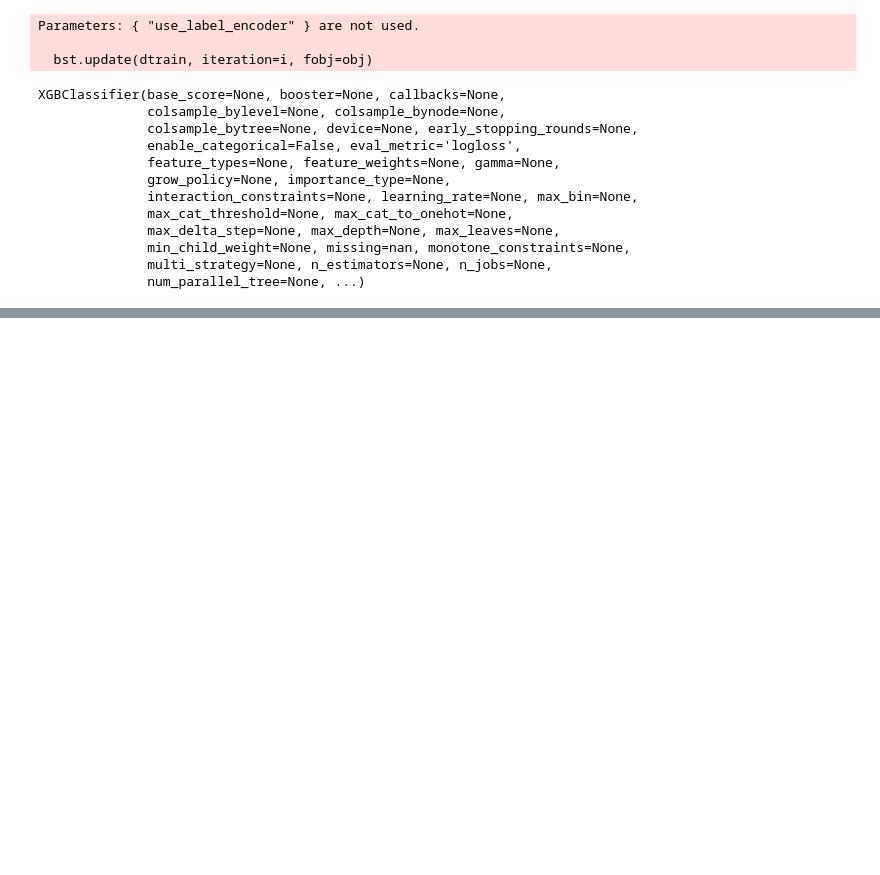
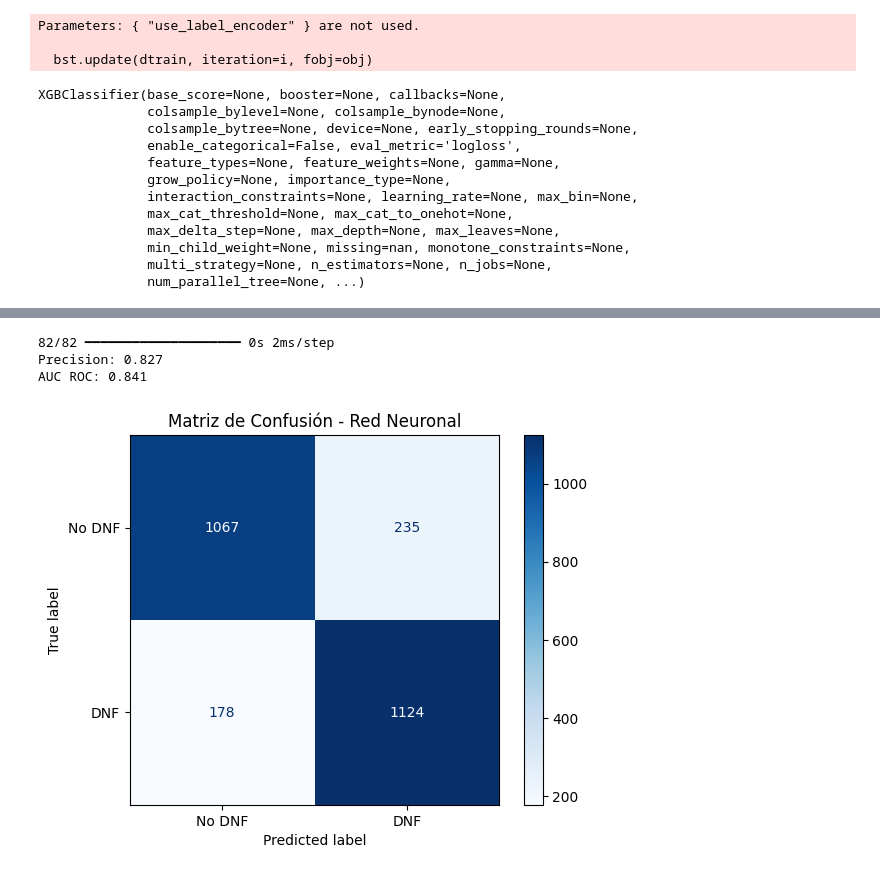
Before and after one commit to salvaKaraka/modelos-predictivos-f1, a Jupyter notebook: modelos predictivos/PredictionDNF.ipynb, the cells around one changed output, grey strips where cells are left out. Saved outputs shown, nothing was run; the diff lists cells and outputs as text; code cells hidden in the pictures; blank space fills up the shorter version.

```diff
--- a/modelos predictivos/PredictionDNF.ipynb
+++ b/modelos predictivos/PredictionDNF.ipynb
@@ -105,0 +252,4 @@ XGBClassifier(base_score=None, booster=None, callbacks=None,
+# %%
+nn_modelComplejo = create_nn_modelComplex(X_train.shape[1])
+# %%
+nn_modelComplejo.fit(X_train, y_train, epochs=1000, batch_size=32, validation_split=0.3, verbose=1)
@@ -106,3 +357,32 @@ XGBClassifier(base_score=None, booster=None, callbacks=None,
+# %%
+#evaluar red neuronal
+from sklearn.metrics import precision_score
+
+
+def evaluar_red_neuronal(red_neuronal):
+    #evaluar la red neuronal
+    y_pred_nn = red_neuronal.predict(X_test)
+    y_pred_nn = (y_pred_nn > 0.8).astype(int)  # Convertir probabilidades a clases
+    #calcular la precision
+    precision = precision_score(y_test, y_pred_nn)
+    #calcular auc roc
+    fpr, tpr, _ = roc_curve(y_test, y_pred_nn)
+    auc_roc = roc_auc_score(y_test, y_pred_nn)
+    # Mostrar resultados
+    print(f"Precision: {precision:.3f}")
+    print(f"AUC ROC: {auc_roc:.3f}")
+    # Mostrar matriz de confusión
+    cm = confusion_matrix(y_test, y_pred_nn)
+    disp = ConfusionMatrixDisplay(confusion_matrix=cm, display_labels=['No DNF', 'DNF'])
+    disp.plot(cmap=plt.cm.Blues)
+    plt.title("Matriz de Confusión - Red Neuronal")
+    plt.show()
+evaluar_red_neuronal(nn_modelComplejo)
+# %% [output]
+82/82 ━━━━━━━━━━━━━━━━━━━━ 0s 2ms/step
+Precision: 0.827
+AUC ROC: 0.841
+[figure, added]
 # %%
 
 def evaluar_modelo(modelo, X_train, X_test, y_train, y_test, nombre="Modelo"):
```
Also changed, not shown: parts of 24 cells of this notebook, 2 other files.
